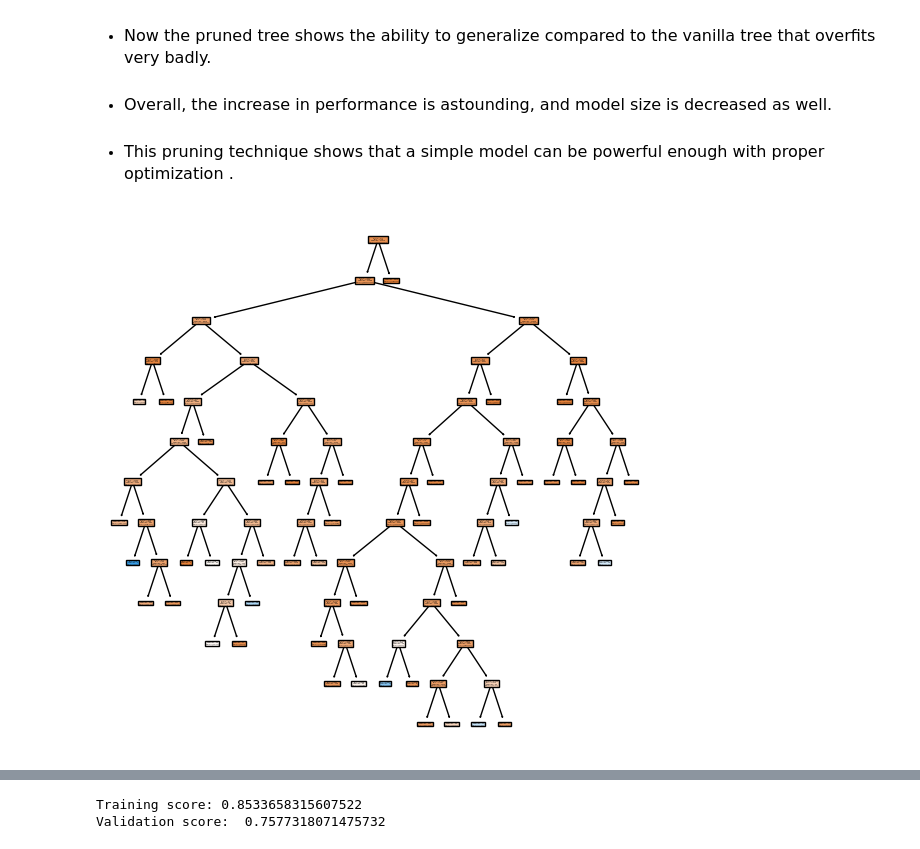
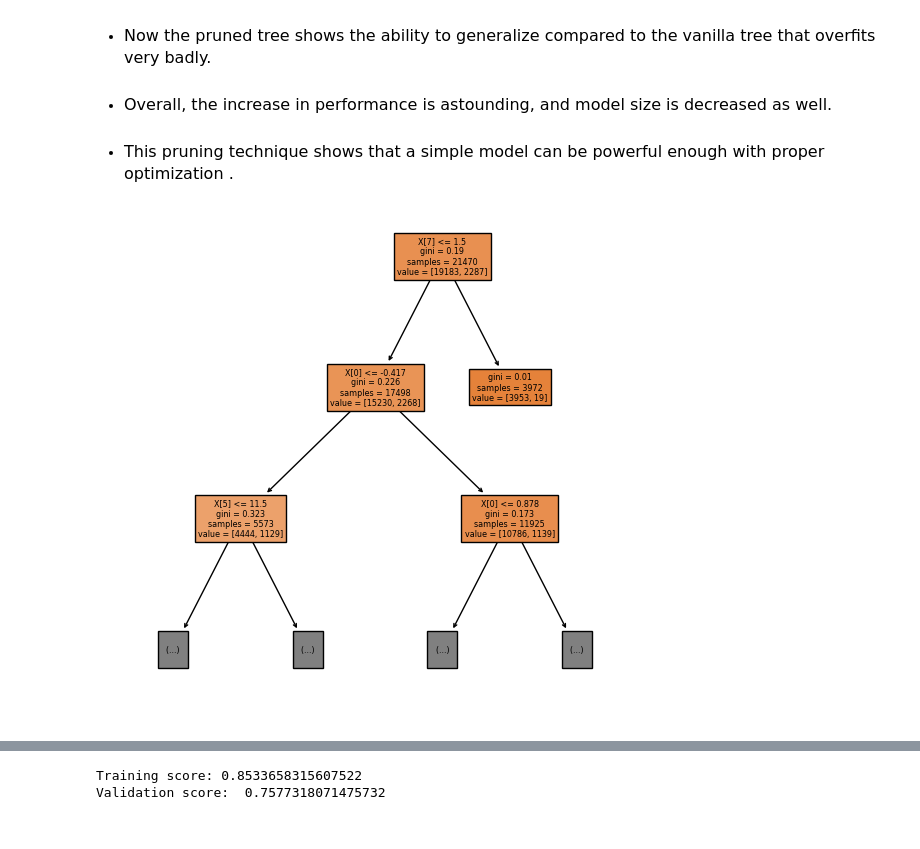
Before and after one commit to Mkho-cs/Loan-Repayment-EDA-Predictive, a Jupyter notebook: notebooks/modelling.ipynb, the cells around one changed output, grey strips where cells are left out. Cells and saved outputs as stored; diff of their text form; code cells hidden in the pictures.

```diff
--- a/notebooks/modelling.ipynb
+++ b/notebooks/modelling.ipynb
@@ -286,7 +286,7 @@ Validation score:  0.7665525916034135
 # %%
 from sklearn.tree import plot_tree
 fig, axes = plt.subplots(nrows = 1,ncols = 1,figsize = (5,5), dpi=100)
-plot_tree(pruned_dt, filled=True, ax=axes)
+plot_tree(pruned_dt, filled=True, ax=axes, max_depth=2)
 plt.show()
 # %% [output]
-[figure, old version]
+[figure, new version]
```
Also changed, not shown: parts of 9 cells of this notebook.
